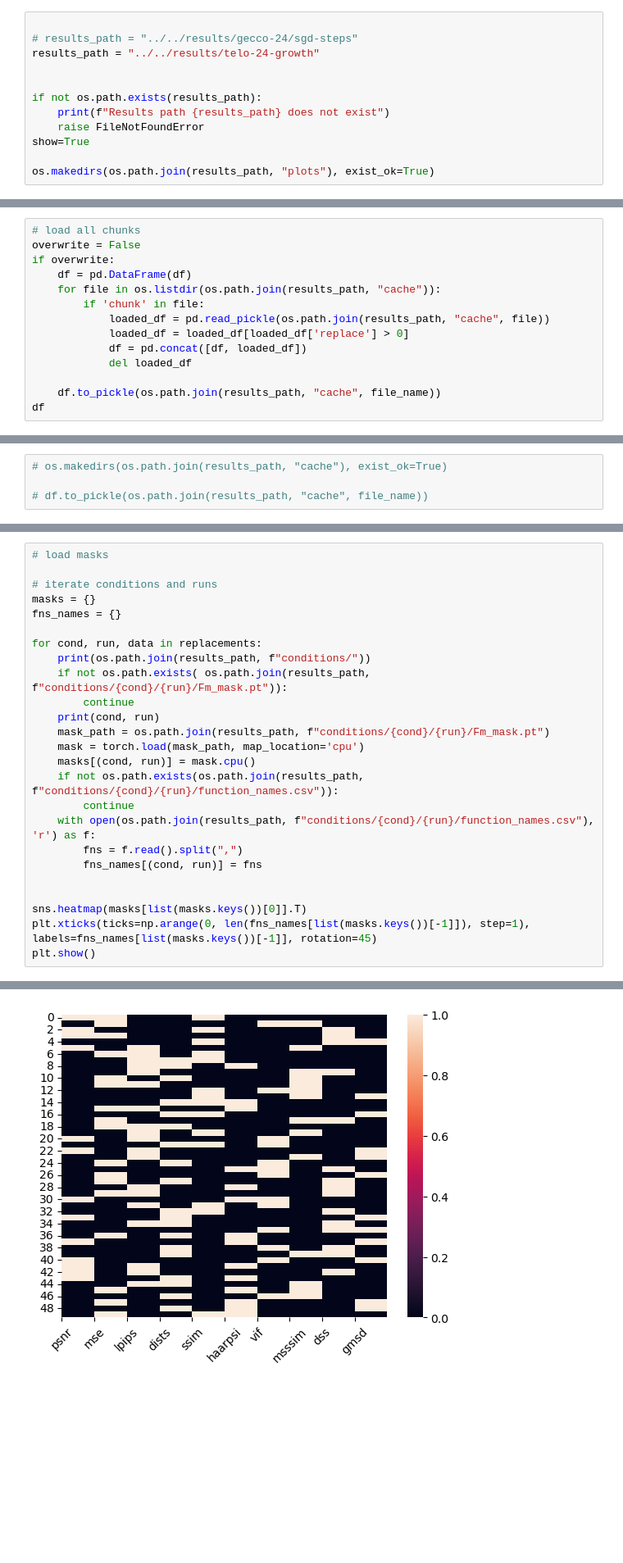
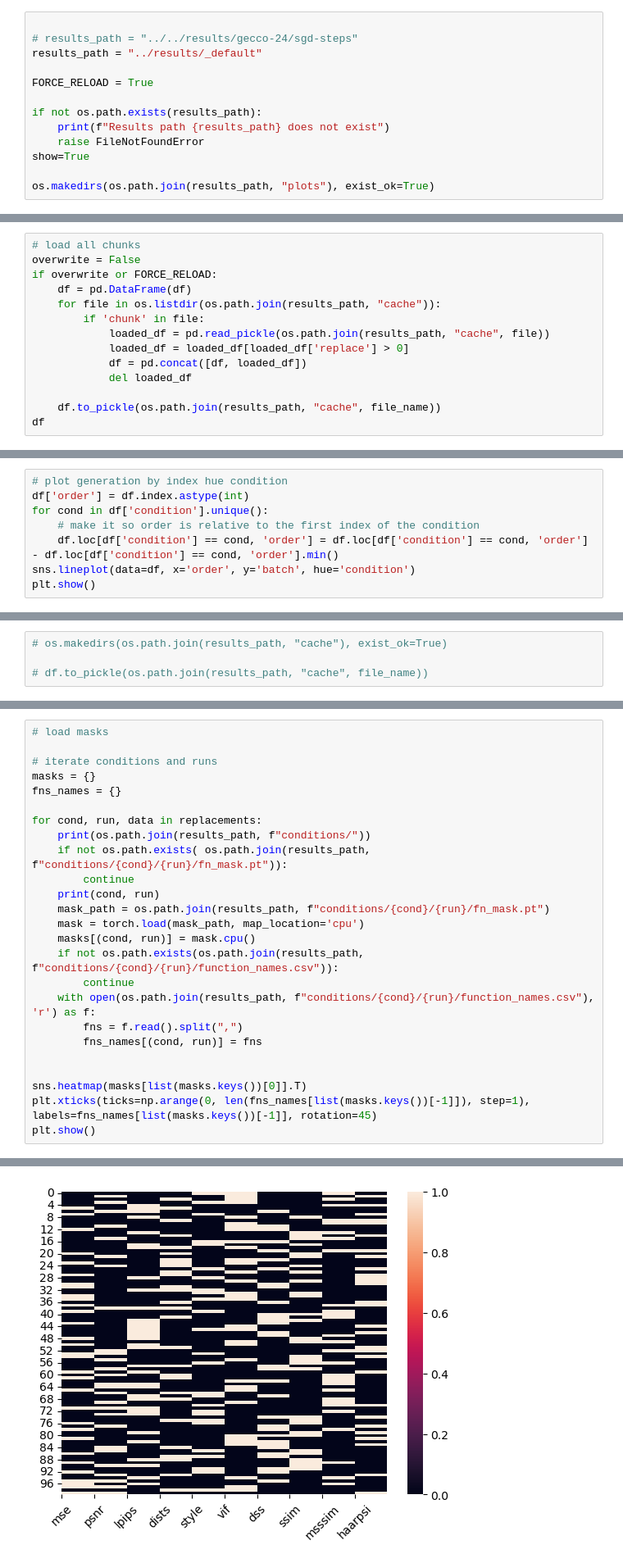
Before and after one commit to uvm-neurobotics-lab/MOVE, a Jupyter notebook: analysis/euc_distance.ipynb, the cells around one changed output, grey strips where cells are left out. Shown at 82% size. Drawn from its saved outputs; the diff is of its cells as text; blank space fills up the shorter version.

```diff
--- a/analysis/euc_distance.ipynb
+++ b/analysis/euc_distance.ipynb
@@ -10,8 +10,9 @@ The autoreload extension is already loaded. To reload it, use:
 # %%
 
 # results_path = "../../results/gecco-24/sgd-steps"
-results_path = "../../results/telo-24-growth"
+results_path = "../results/_default"
 
+FORCE_RELOAD = True
 
 if not os.path.exists(results_path):
     print(f"Results path {results_path} does not exist")
@@ -141,7 +128,7 @@ No results found
 # %%
 # load all chunks
 overwrite = False
-if overwrite:
+if overwrite or FORCE_RELOAD:
     df = pd.DataFrame(df)
     for file in os.listdir(os.path.join(results_path, "cache")):
         if 'chunk' in file:
@@ -162,0 +156,8 @@ ValueError: Could not interpret value `generation` for parameter `y`
+# %%
+# plot generation by index hue condition
+df['order'] = df.index.astype(int)
+for cond in df['condition'].unique():
+    # make it so order is relative to the first index of the condition
+    df.loc[df['condition'] == cond, 'order'] = df.loc[df['condition'] == cond, 'order'] - df.loc[df['condition'] == cond, 'order'].min()
+sns.lineplot(data=df, x='order', y='batch', hue='condition')
+plt.show()
@@ -246,10 +217,10 @@ fns_names = {}
 
 for cond, run, data in replacements:
     print(os.path.join(results_path, f"conditions/"))
-    if not os.path.exists( os.path.join(results_path, f"conditions/{cond}/{run}/Fm_mask.pt")):
+    if not os.path.exists( os.path.join(results_path, f"conditions/{cond}/{run}/fn_mask.pt")):
         continue
     print(cond, run)
-    mask_path = os.path.join(results_path, f"conditions/{cond}/{run}/Fm_mask.pt")
+    mask_path = os.path.join(results_path, f"conditions/{cond}/{run}/fn_mask.pt")
     mask = torch.load(mask_path, map_location='cpu')
     masks[(cond, run)] = mask.cpu()
     if not os.path.exists(os.path.join(results_path, f"conditions/{cond}/{run}/function_names.csv")):
@@ -283,4 +243,4 @@ original-move-0-steps-0-features run_4956141402362745326
-[figure, old version]
+[figure, new version]
 # %%
 # plot sum of replaces
 def plot_replace_sum(df, title='Replacements by treatment'):
```
Also changed, not shown: parts of 20 cells of this notebook, 7 other files.
